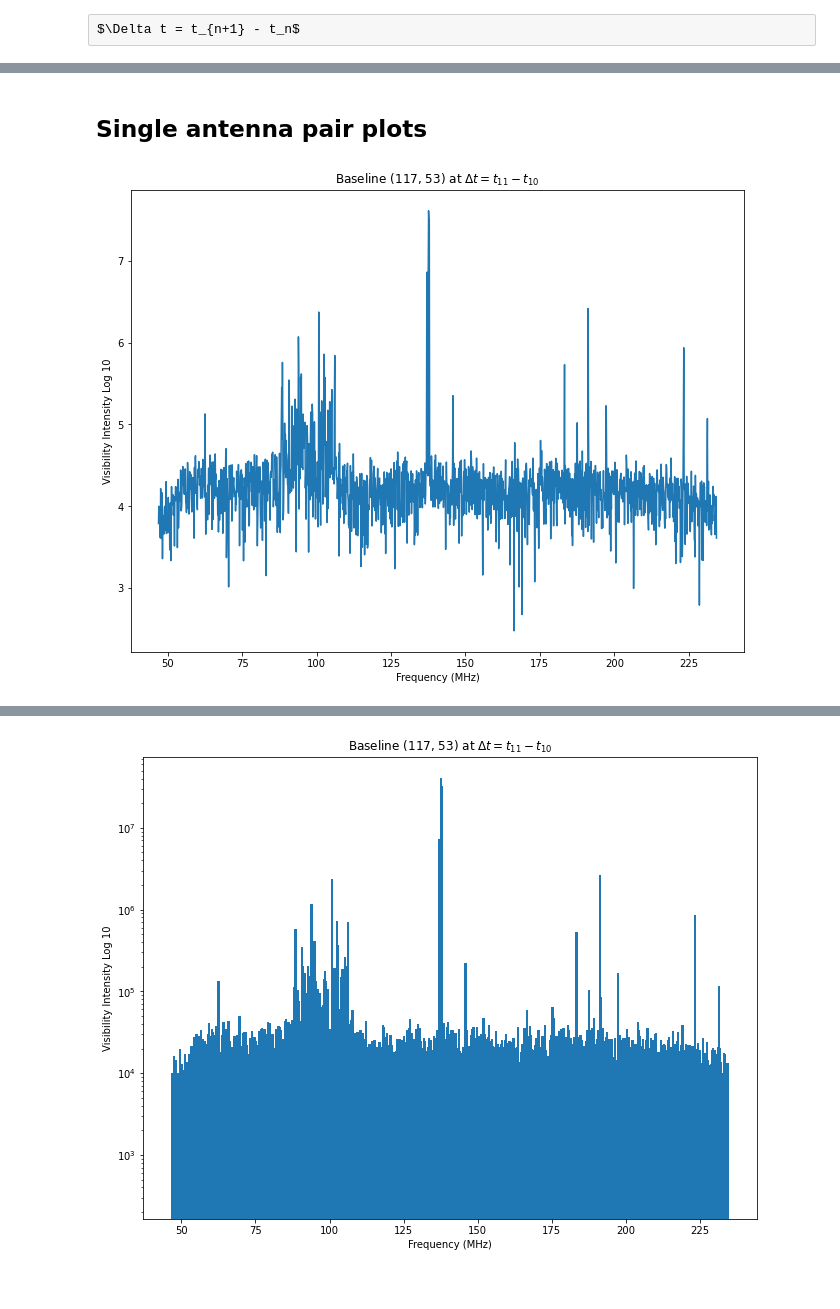
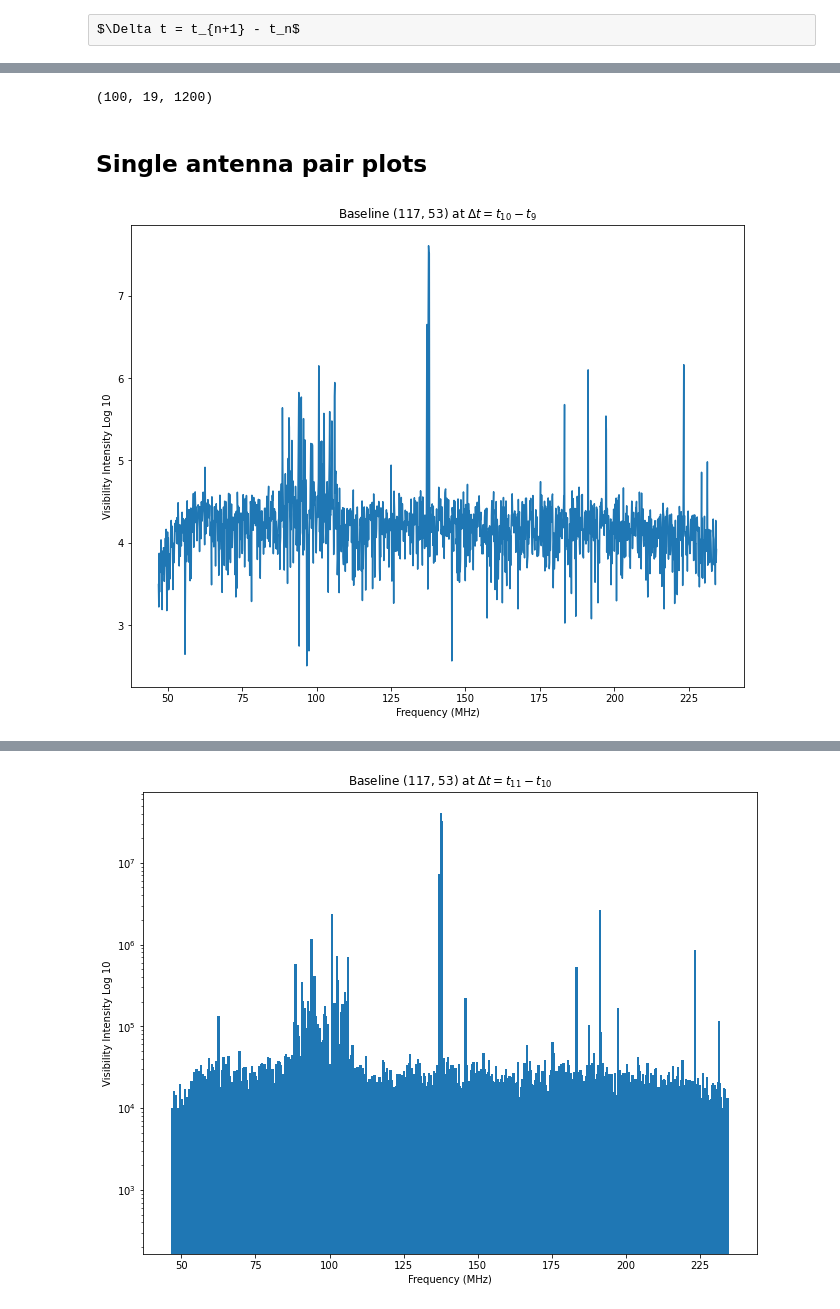
Before and after one commit to maria8ch/Phys434_BigData, a Jupyter notebook: lab78_Berres.ipynb, the cells around one changed output, grey strips where cells are left out. Cells and saved outputs as stored; diff of their text form; code cells hidden in the pictures.

```diff
--- a/lab78_Berres.ipynb
+++ b/lab78_Berres.ipynb
@@ -119,11 +196,15 @@ $\Delta t = t_{n+1} - t_n$
+# %%
+bt1[:,:,200:1400].shape
+# %% [output]
+(100, 19, 1200)
 # %% [markdown]
 ## Single antenna pair plots
 # %%
-n=10
+n=9
 plt.subplots(figsize=(11,8.5))
 plt.plot(freqs,np.log10(np.abs(sr1[n])))
 plt.xlabel('Frequency (MHz)')
 plt.ylabel('Visibility Intensity Log 10')
 plt.title(fr"Baseline {bl1} at $\Delta t = t_{ {n+1} } - t_{ {n} }$",fontsize=12);
 # %% [output]
-[figure, old version]
+[figure, new version]
```
Also changed, not shown: parts of 29 cells of this notebook.
